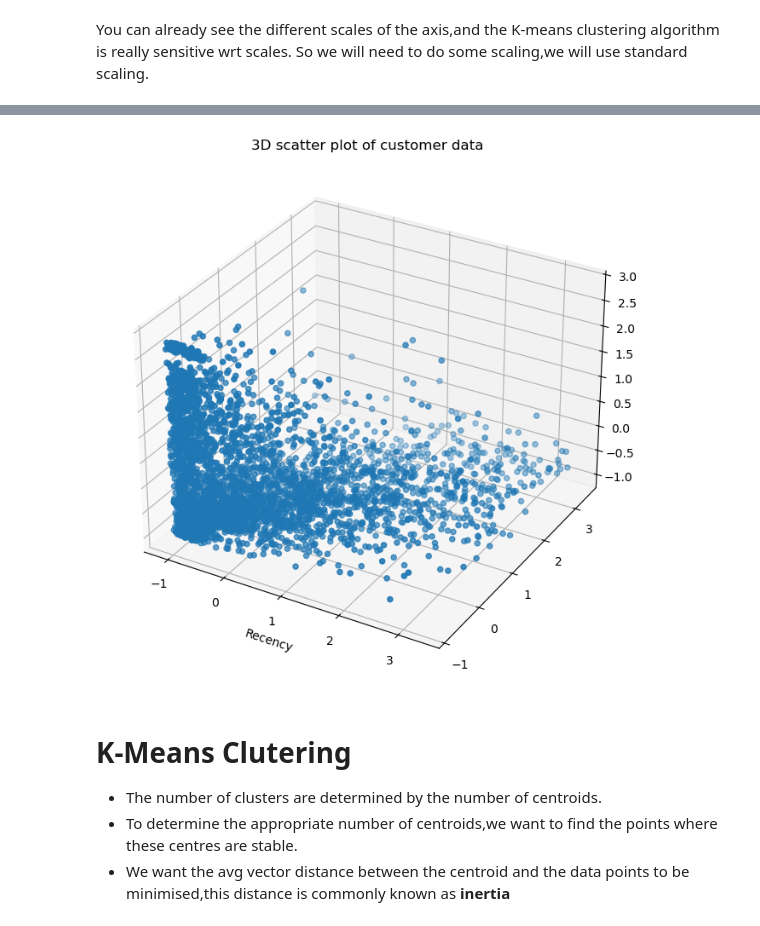
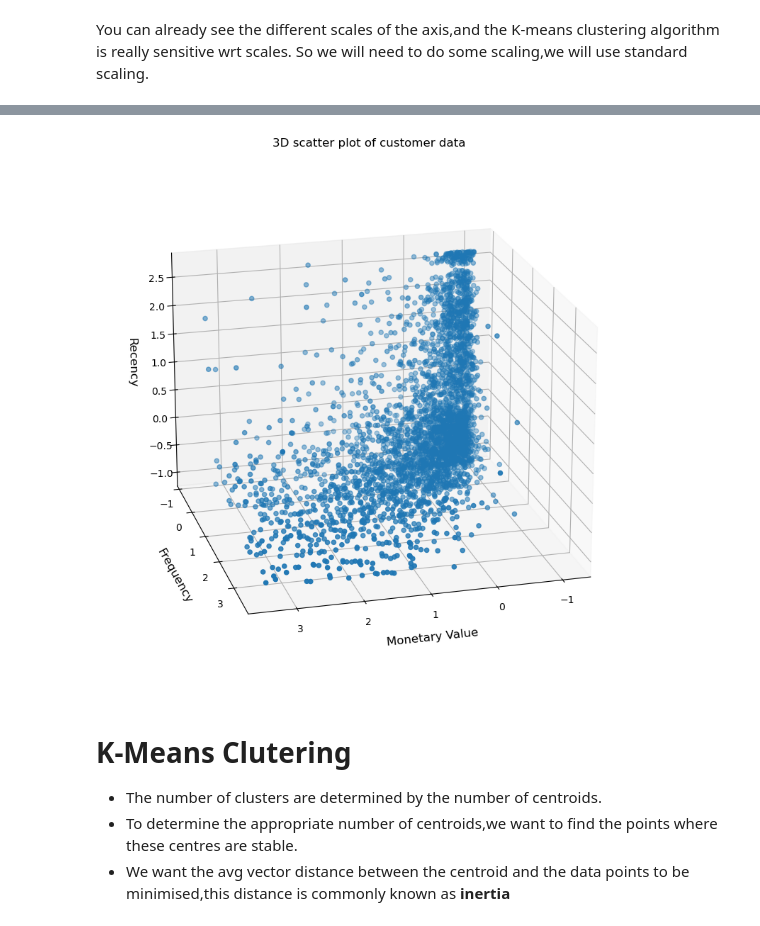
Before and after one commit to tatv047/online-retail-data-analysis, a Jupyter notebook: notebooks/customer-segmentation.ipynb, the cells around one changed output, grey strips where cells are left out. Cells and saved outputs as stored; diff of their text form; code cells hidden in the pictures.

```diff
--- a/notebooks/customer-segmentation.ipynb
+++ b/notebooks/customer-segmentation.ipynb
@@ -306,0 +33,3 @@ See the caveats in the documentation: https://pandas.pydata.org/pandas-docs/stab
+# %%
+cs_df['SalesLineTotal'] = cs_df['Quantity']*cs_df['UnitPrice']
+cs_df
@@ -307,8 +50,8 @@ See the caveats in the documentation: https://pandas.pydata.org/pandas-docs/stab
 # %%
-aggregated_df = cleaned_df.groupby(by='Customer ID',as_index=False) \
+aggregated_df = cs_df.groupby(by='CustomerID',as_index=False) \
     .agg(
         MonetaryValue = ('SalesLineTotal','sum'),
-        Frequency = ('Invoice','nunique'),
+        Frequency = ('InvoiceNo','nunique'),
         LastInvoice = ('InvoiceDate','max')
     )
 
@@ -327,0 +79,3 @@ aggregated_df.head(10)
+# %%
+aggregated_df['LastInvoice'] = pd.to_datetime(aggregated_df['LastInvoice'])
+aggregated_df.dtypes
@@ -486,6 +249,6 @@ from sklearn.preprocessing import StandardScaler
 # %%
 scaler = StandardScaler()
 
-scaled_data = scaler.fit_transform(outliers_cluster_df[['MonetaryValue','Frequency','Recency']])
+scaled_data = scaler.fit_transform(non_outliers_df[['MonetaryValue','Frequency','Recency']])
 scaled_data
 # %% [output]
@@ -516,22 +279,25 @@ scaled_data_df
 # %%
-# 3-D plot after scaling the data
-fig = plt.figure(figsize=(8,8))
+# 3-D plot
+fig = plt.figure(figsize=(10,8))
 
 ax = fig.add_subplot(projection= '3d')
 
 scatter = ax.scatter(scaled_data_df['MonetaryValue'],
                      scaled_data_df['Frequency'],
                      scaled_data_df['Recency']
                      )
 
-ax.set_xlabel('Monetary Value')
-ax.set_xlabel('Frequency')
-ax.set_xlabel('Recency')
+ax.set_xlabel('Monetary Value', fontsize=12, labelpad=10)
+ax.set_ylabel('Frequency', fontsize=12, labelpad=10)
+ax.set_zlabel('Recency', fontsize=12, labelpad=10)
 
 ax.set_title('3D scatter plot of customer data')
+
+ax.view_init(elev=20, azim=75)
+plt.tight_layout()
 plt.show()
 # %% [output]
-[figure, old version]
+[figure, new version]
 # %% [markdown]
 # K-Means Clutering
 
```
Also changed, not shown: parts of 71 cells of this notebook, 6 other files.
